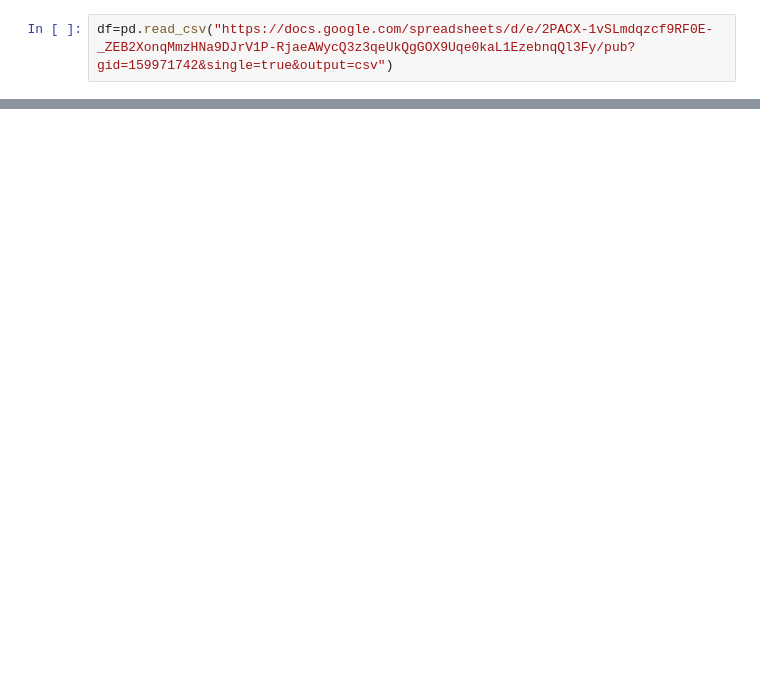
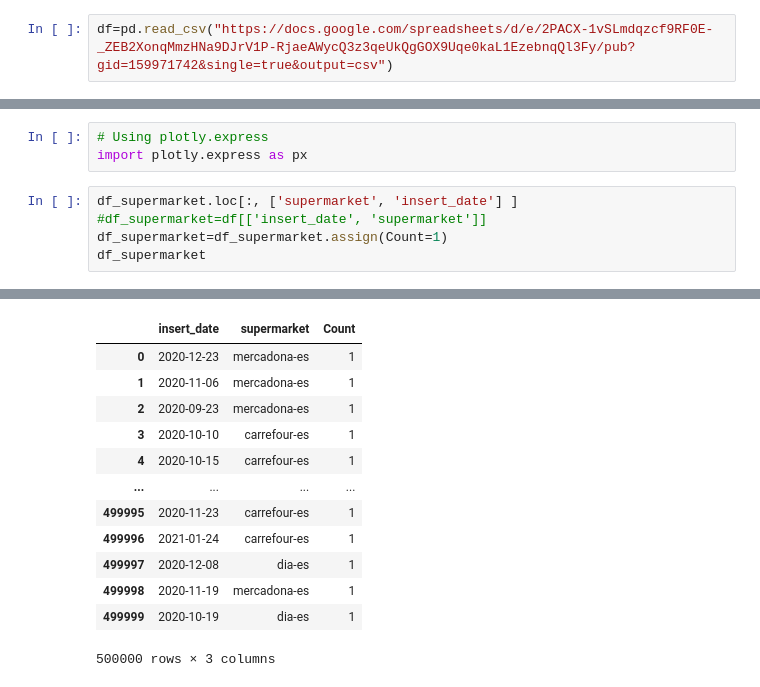
Before and after one commit to aryancito/Colab_Productos.supermercados, a Jupyter notebook: Productos_supermercados.ipynb, the cells around one changed output, grey strips where cells are left out. Cells and saved outputs as stored; diff of their text form; blank space fills up the shorter version.

```diff
--- a/Productos_supermercados.ipynb
+++ b/Productos_supermercados.ipynb
@@ -31,0 +46,9 @@ Warning: total number of rows (500000) exceeds max_rows (20000). Limiting to fir
+# %%
+# Using plotly.express
+import plotly.express as px
+# %%
+df_supermarket.loc[:, ['supermarket', 'insert_date'] ]
+#df_supermarket=df[['insert_date', 'supermarket']]
+df_supermarket=df_supermarket.assign(Count=1)
+df_supermarket
+# %% [output]
@@ -31,0 +56,13 @@ Warning: total number of rows (500000) exceeds max_rows (20000). Limiting to fir
+|  | insert_date | supermarket | Count |
+| 0 | 2020-12-23 | mercadona-es | 1 |
+| 1 | 2020-11-06 | mercadona-es | 1 |
+| 2 | 2020-09-23 | mercadona-es | 1 |
+| 3 | 2020-10-10 | carrefour-es | 1 |
+| 4 | 2020-10-15 | carrefour-es | 1 |
+| ... | ... | ... | ... |
+| 499995 | 2020-11-23 | carrefour-es | 1 |
+| 499996 | 2021-01-24 | carrefour-es | 1 |
+| 499997 | 2020-12-08 | dia-es | 1 |
+| 499998 | 2020-11-19 | mercadona-es | 1 |
+| 499999 | 2020-10-19 | dia-es | 1 |
+500000 rows × 3 columns
```
Also changed, not shown: parts of 8 cells of this notebook.
